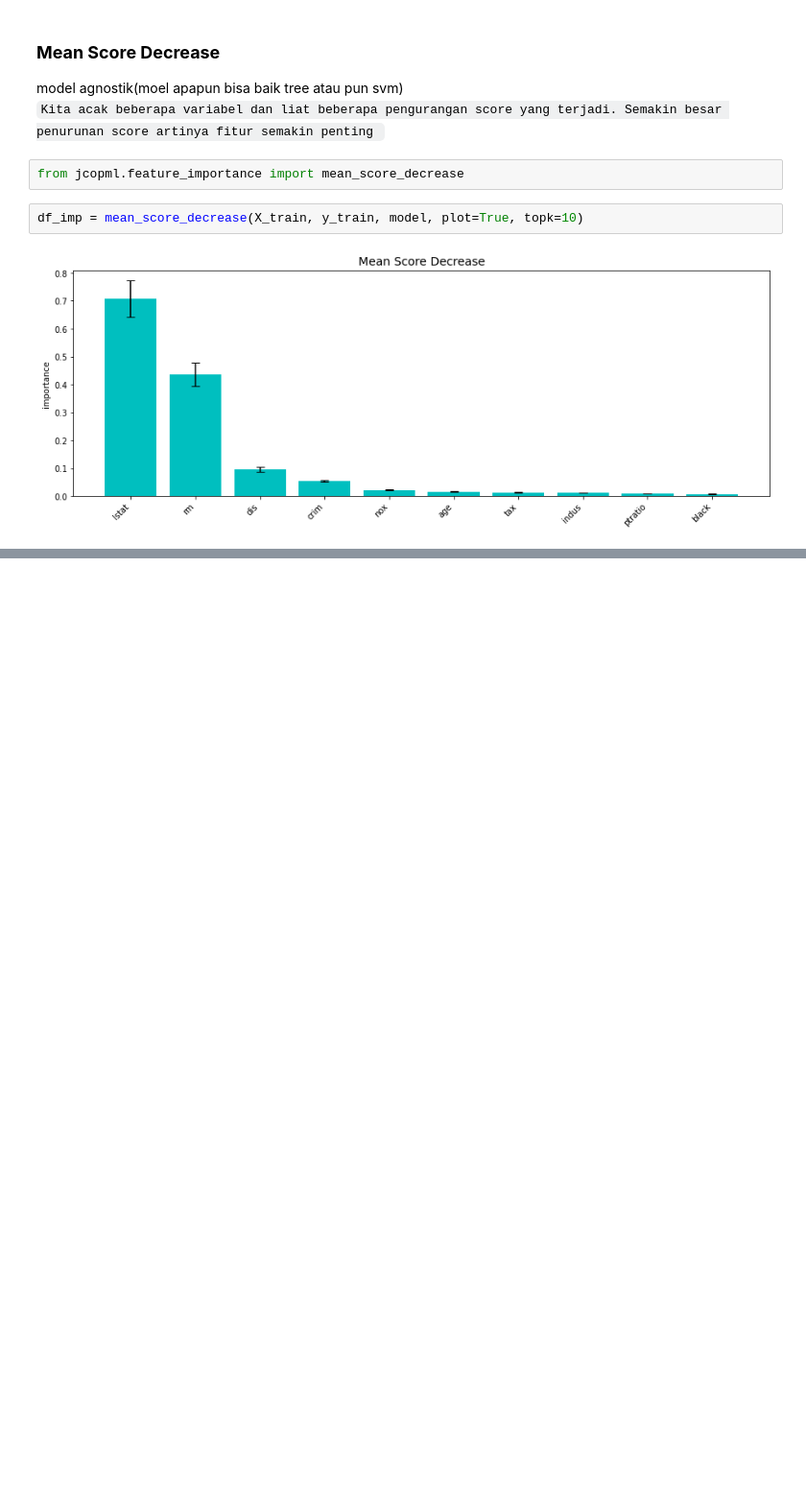
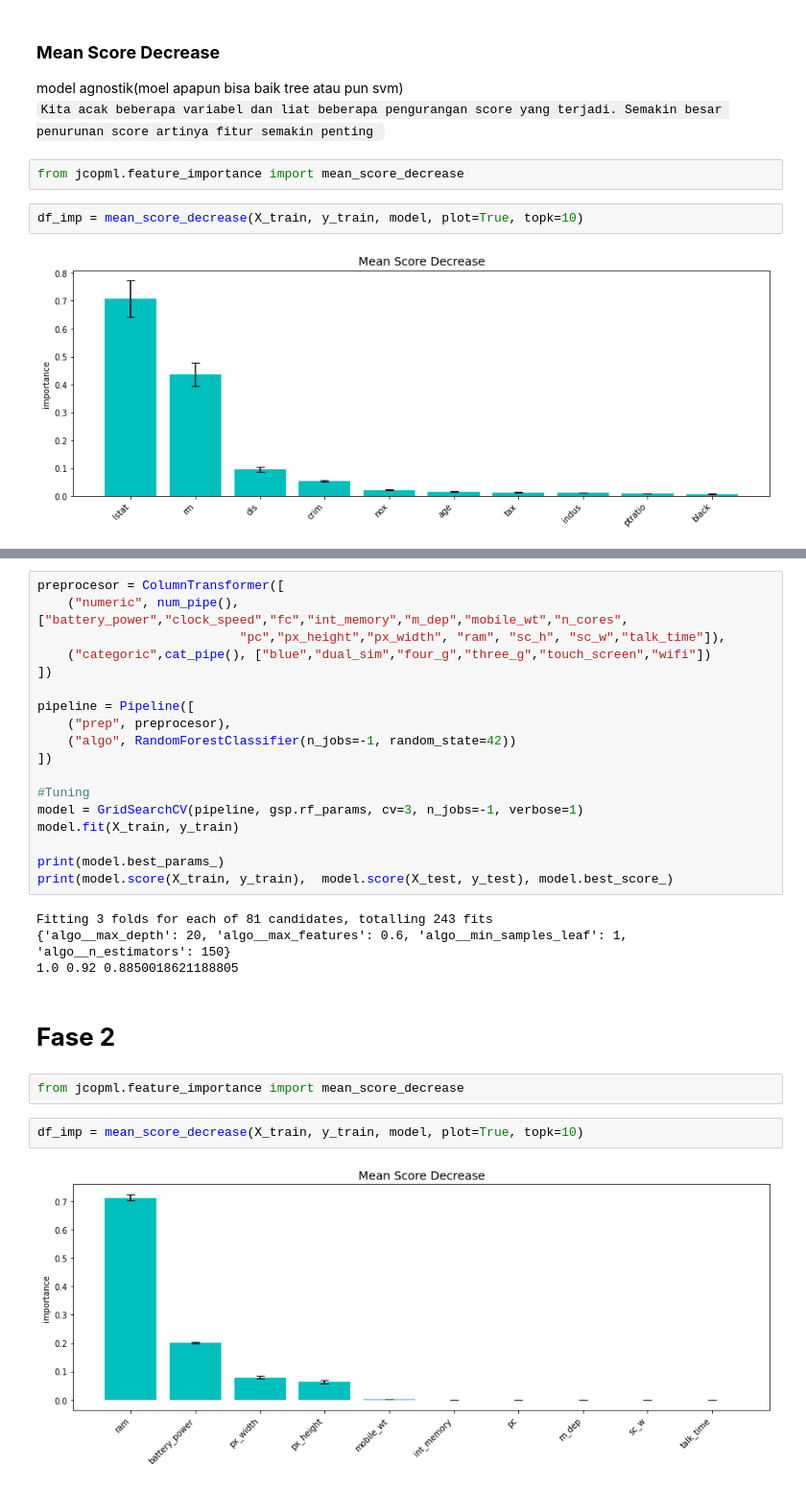
Before and after one commit to RizkiPasaribu/PythonDataScients, a Jupyter notebook: Mechine Learning (Supervised)/RAW (Random Forest).ipynb, the cells around one changed output, grey strips where cells are left out. Shown: that part at 96% size. Drawn from its saved outputs; the diff is of its cells as text; blank space fills up the shorter version.

```diff
--- a/Mechine Learning (Supervised)/RAW (Random Forest).ipynb
+++ b/Mechine Learning (Supervised)/RAW (Random Forest).ipynb
@@ -117,0 +190,30 @@ df_imp = mean_score_decrease(X_train, y_train, model, plot=True, topk=10)
+# %%
+preprocesor = ColumnTransformer([
+    ("numeric", num_pipe(),["battery_power","clock_speed","fc","int_memory","m_dep","mobile_wt","n_cores",
+                           "pc","px_height","px_width", "ram", "sc_h", "sc_w","talk_time"]),
+    ("categoric",cat_pipe(), ["blue","dual_sim","four_g","three_g","touch_screen","wifi"])
+])
+
+pipeline = Pipeline([
+    ("prep", preprocesor),
+    ("algo", RandomForestClassifier(n_jobs=-1, random_state=42))
+])
+
+#Tuning
+model = GridSearchCV(pipeline, gsp.rf_params, cv=3, n_jobs=-1, verbose=1)
+model.fit(X_train, y_train)
+
+print(model.best_params_)
+print(model.score(X_train, y_train),  model.score(X_test, y_test), model.best_score_)
+# %% [output]
+Fitting 3 folds for each of 81 candidates, totalling 243 fits
+{'algo__max_depth': 20, 'algo__max_features': 0.6, 'algo__min_samples_leaf': 1, 'algo__n_estimators': 150}
+1.0 0.92 0.8850018621188805
+# %% [markdown]
+# **Fase 2**
+# %%
+from jcopml.feature_importance import mean_score_decrease
+# %%
+df_imp = mean_score_decrease(X_train, y_train, model, plot=True, topk=10)
+# %% [output]
+[figure, added]
```
Also changed, not shown: parts of 20 cells of this notebook, 4 other files.
